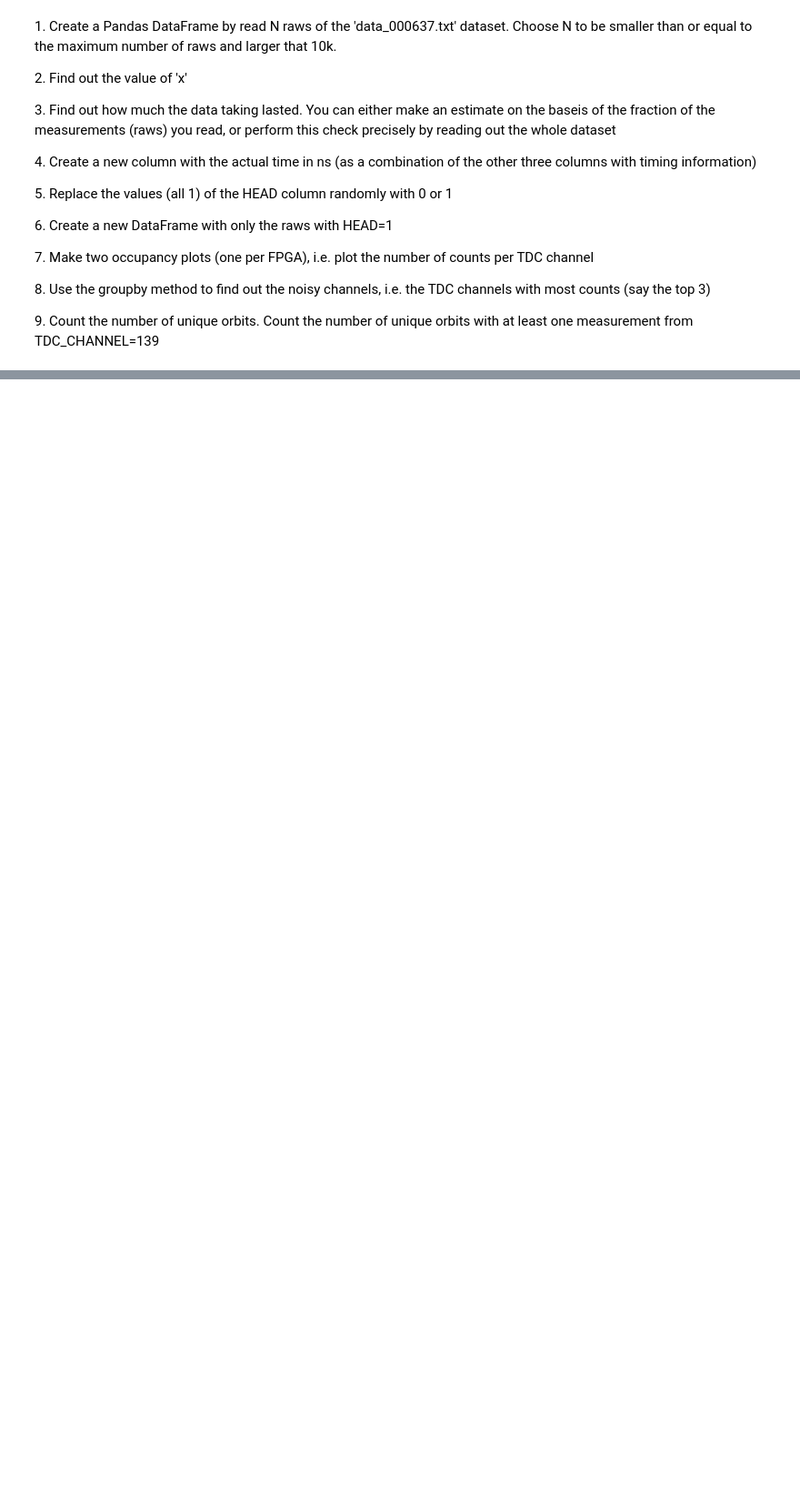
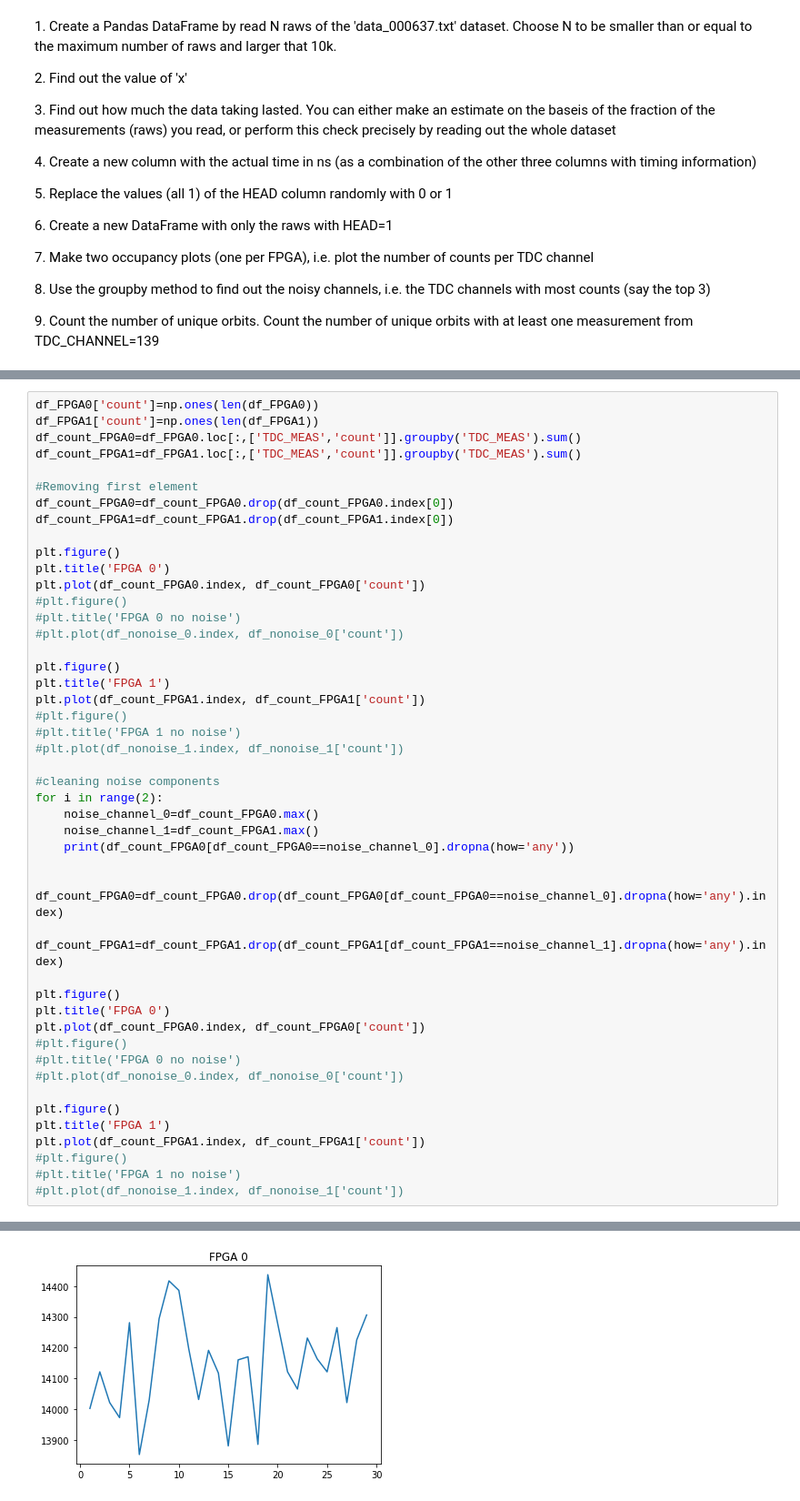
Before and after one commit to albchim/LaboratoryOfComputationalPhysics, a Jupyter notebook: 05ex_Pandas.ipynb, the cells around one changed output, grey strips where cells are left out. Shown: that part at 91% size. Drawn from its saved outputs; the diff is of its cells as text; blank space fills up the shorter version.

```diff
--- a/05ex_Pandas.ipynb
+++ b/05ex_Pandas.ipynb
@@ -43,0 +98,47 @@ The value of x is: 3563.0
+# %%
+df_FPGA0['count']=np.ones(len(df_FPGA0))
+df_FPGA1['count']=np.ones(len(df_FPGA1))
+df_count_FPGA0=df_FPGA0.loc[:,['TDC_MEAS','count']].groupby('TDC_MEAS').sum()
+df_count_FPGA1=df_FPGA1.loc[:,['TDC_MEAS','count']].groupby('TDC_MEAS').sum()
+
+#Removing first element
+df_count_FPGA0=df_count_FPGA0.drop(df_count_FPGA0.index[0])
+df_count_FPGA1=df_count_FPGA1.drop(df_count_FPGA1.index[0])
+
+plt.figure()
+plt.title('FPGA 0')
+plt.plot(df_count_FPGA0.index, df_count_FPGA0['count'])
+#plt.figure()
+#plt.title('FPGA 0 no noise')
+#plt.plot(df_nonoise_0.index, df_nonoise_0['count'])
+
+plt.figure()
+plt.title('FPGA 1')
+plt.plot(df_count_FPGA1.index, df_count_FPGA1['count'])
+#plt.figure()
+#plt.title('FPGA 1 no noise')
+#plt.plot(df_nonoise_1.index, df_nonoise_1['count'])
+
+#cleaning noise components
+for i in range(2):
+    noise_channel_0=df_count_FPGA0.max()
+    noise_channel_1=df_count_FPGA1.max()
+    print(df_count_FPGA0[df_count_FPGA0==noise_channel_0].dropna(how='any'))
+
+    df_count_FPGA0=df_count_FPGA0.drop(df_count_FPGA0[df_count_FPGA0==noise_channel_0].dropna(how='any').index)
+    df_count_FPGA1=df_count_FPGA1.drop(df_count_FPGA1[df_count_FPGA1==noise_channel_1].dropna(how='any').index)
+
+plt.figure()
+plt.title('FPGA 0')
+plt.plot(df_count_FPGA0.index, df_count_FPGA0['count'])
+#plt.figure()
+#plt.title('FPGA 0 no noise')
+#plt.plot(df_nonoise_0.index, df_nonoise_0['count'])
+
+plt.figure()
+plt.title('FPGA 1')
+plt.plot(df_count_FPGA1.index, df_count_FPGA1['count'])
+#plt.figure()
+#plt.title('FPGA 1 no noise')
+#plt.plot(df_nonoise_1.index, df_nonoise_1['count'])
+# %% [output]
@@ -43,0 +161 @@ The value of x is: 3563.0
+[figure, added]
```
Also changed, not shown: parts of 20 cells of this notebook, 1 other file.
